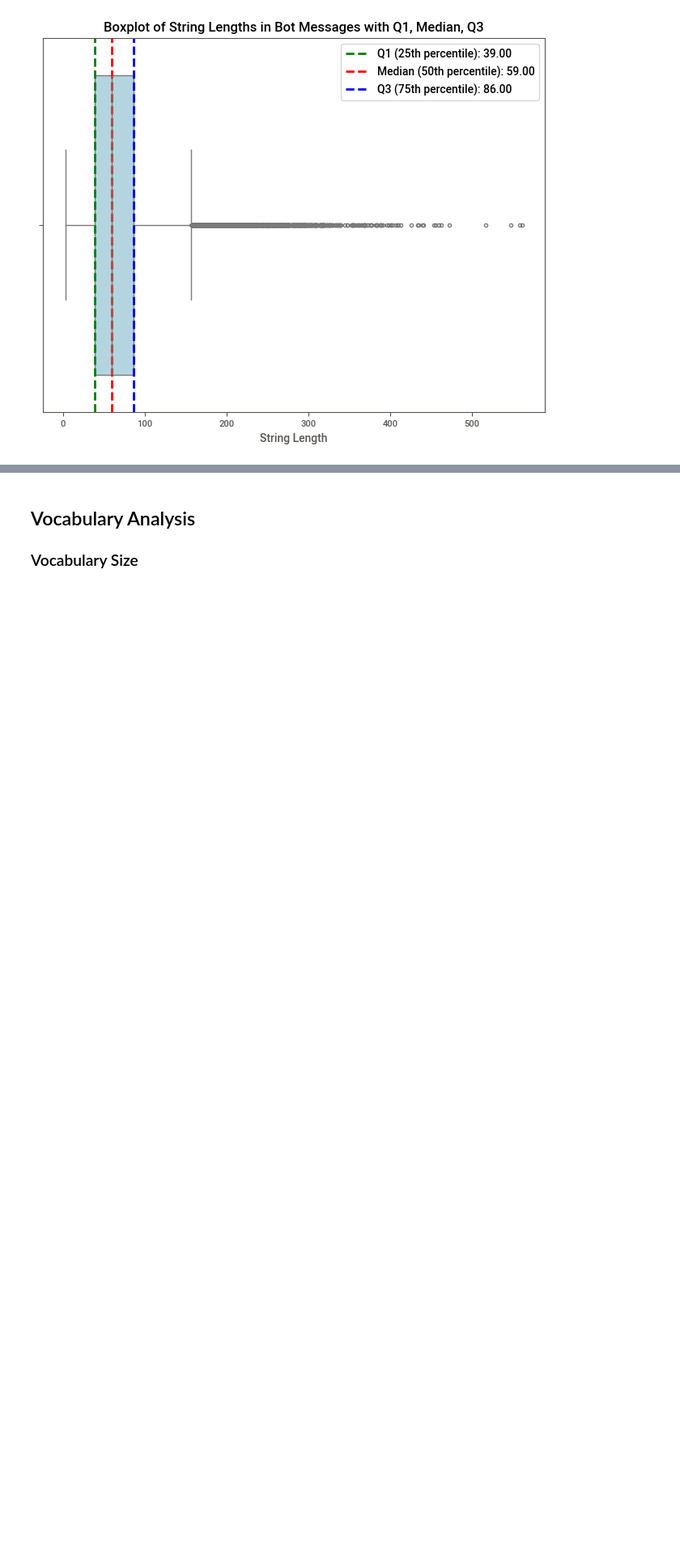
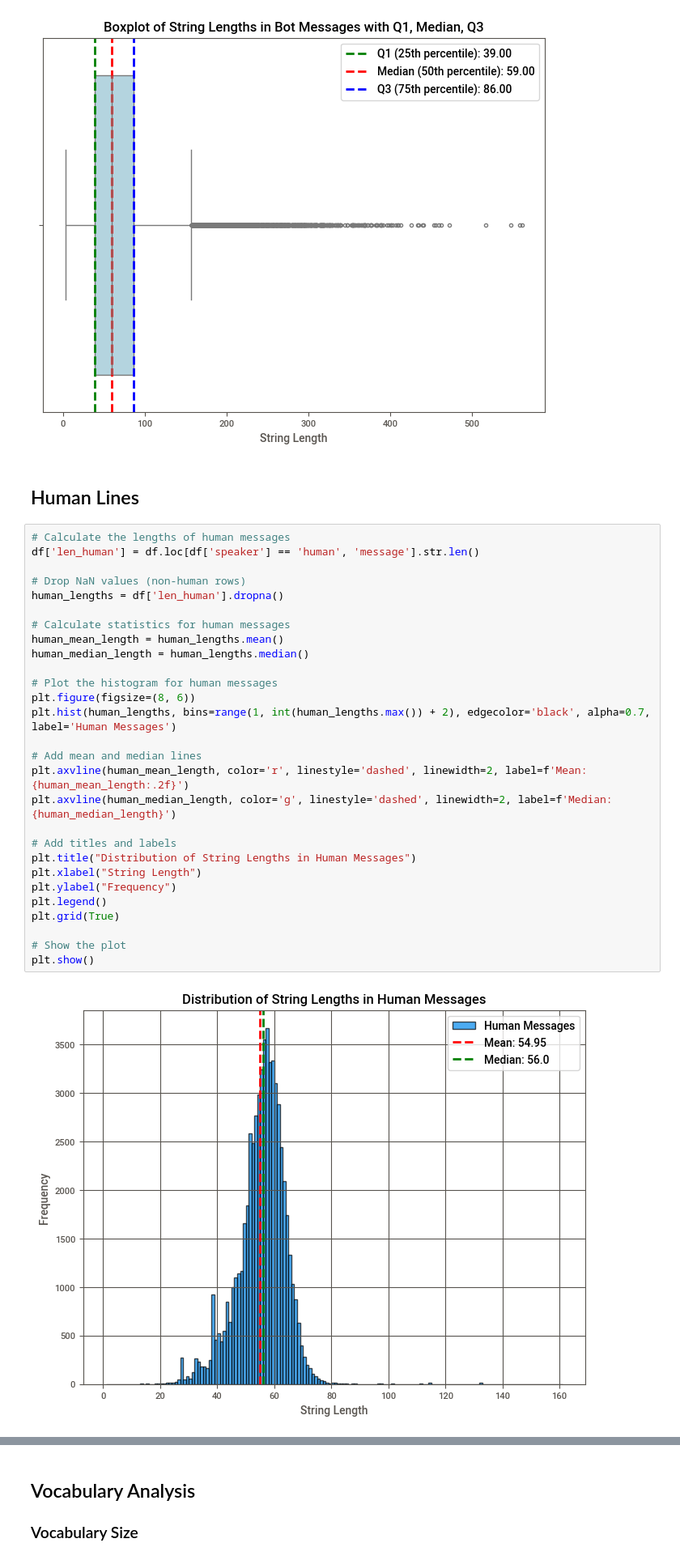
Before and after one commit to CallMeL/Empathetic-Dialogue-System, a Jupyter notebook: src/EDA/eda-gptdata.ipynb, the cells around one changed output, grey strips where cells are left out. Shown at 81% size. Drawn from its saved outputs; the diff is of its cells as text; blank space fills up the shorter version.

```diff
--- a/src/EDA/eda-gptdata.ipynb
+++ b/src/EDA/eda-gptdata.ipynb
@@ -128,3 +128,35 @@ plt.legend()
 plt.show()
 # %% [output]
 [figure]
+# %% [markdown]
+## Human Lines
+# %%
+# Calculate the lengths of human messages
+df['len_human'] = df.loc[df['speaker'] == 'human', 'message'].str.len()
+
+# Drop NaN values (non-human rows)
+human_lengths = df['len_human'].dropna()
+
+# Calculate statistics for human messages
+human_mean_length = human_lengths.mean()
+human_median_length = human_lengths.median()
+
+# Plot the histogram for human messages
+plt.figure(figsize=(8, 6))
+plt.hist(human_lengths, bins=range(1, int(human_lengths.max()) + 2), edgecolor='black', alpha=0.7, label='Human Messages')
+
+# Add mean and median lines
+plt.axvline(human_mean_length, color='r', linestyle='dashed', linewidth=2, label=f'Mean: {human_mean_length:.2f}')
+plt.axvline(human_median_length, color='g', linestyle='dashed', linewidth=2, label=f'Median: {human_median_length}')
+
+# Add titles and labels
+plt.title("Distribution of String Lengths in Human Messages")
+plt.xlabel("String Length")
+plt.ylabel("Frequency")
+plt.legend()
+plt.grid(True)
+
+# Show the plot
+plt.show()
+# %% [output]
+[figure, added]
```
Also changed, not shown: parts of 25 cells of this notebook.
